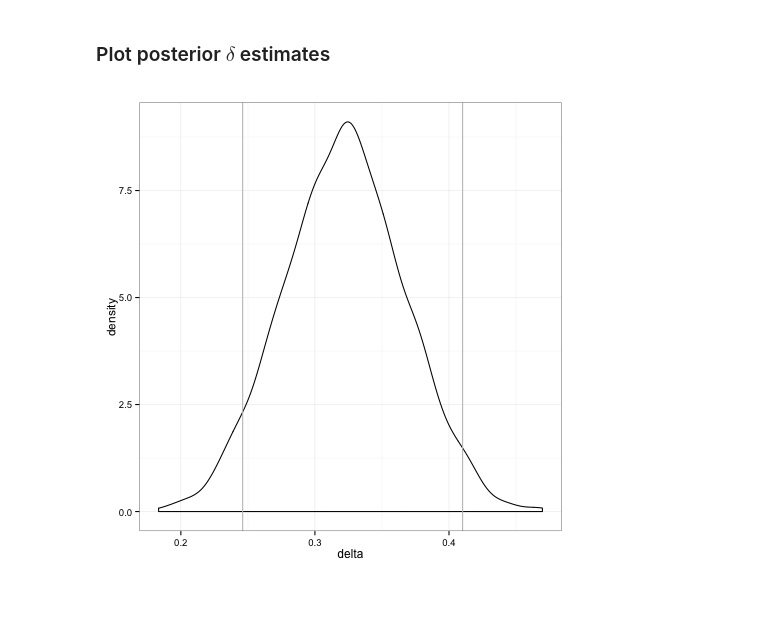
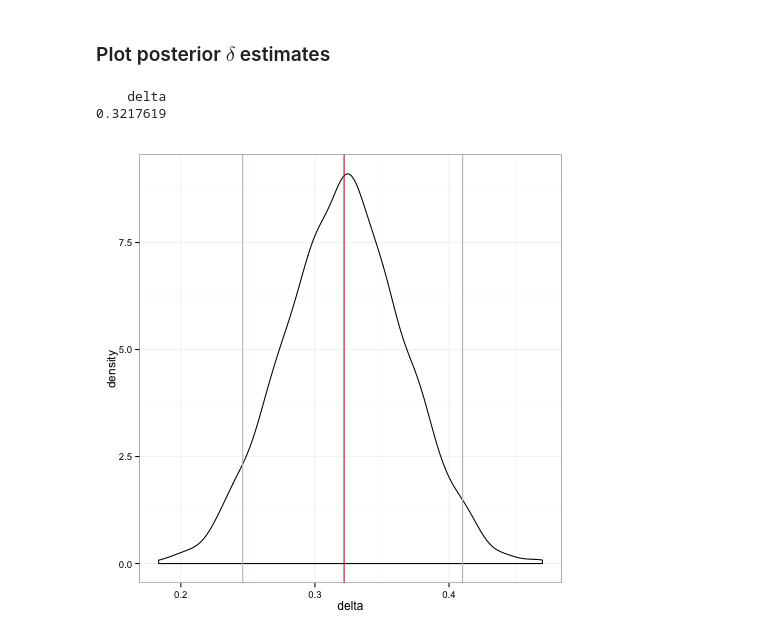
Before and after one commit to awellis/imu_workshop, a Jupyter notebook: notebooks/03_bernoulli_rates.ipynb, the cells around one changed output. Drawn from its saved outputs; the diff is of its cells as text; code cells hidden in the pictures; blank space fills up the shorter version.

```diff
--- a/notebooks/03_bernoulli_rates.ipynb
+++ b/notebooks/03_bernoulli_rates.ipynb
@@ -298,10 +298,16 @@ delta <- as.data.frame(samples$delta)
 colnames(delta) <- "delta"
 
 q <- quantile(delta$delta, c(0.05, 0.975))
+delta_mean <- colMeans(delta)
+delta_mean
+# %% [output]
+    delta
+0.3217619
 # %%
 delta_post <- ggplot(delta, aes(x = delta)) + theme_bw()
 delta_post + geom_density() +
              geom_vline(xintercept = q[1], color = "grey75") +
-             geom_vline(xintercept = q[2], color = "grey75")
+             geom_vline(xintercept = q[2], color = "grey75") +
+             geom_vline(xintercept = delta_mean, color = "firebrick")
 # %% [output]
-[figure, old version]
+[figure, new version]
```
Also changed, not shown: 1 other file.
